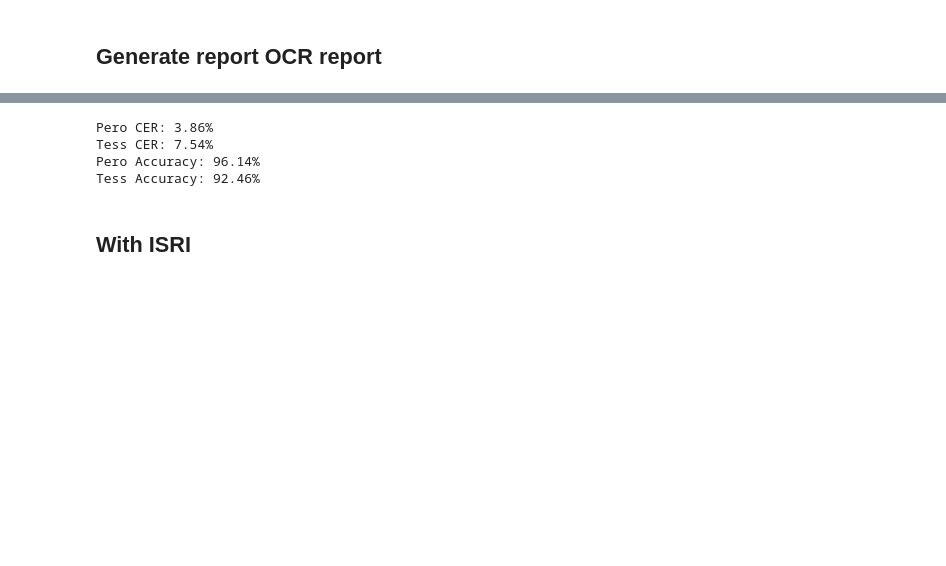
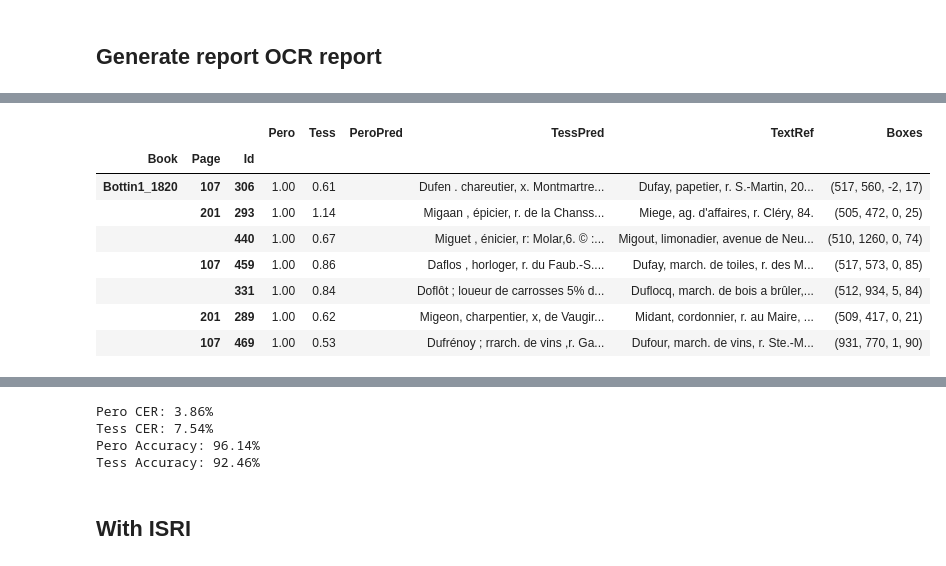
Before and after one commit to soduco/paper-ner-bench-das22, a Jupyter notebook: src/ocr/80-prepare_dataset_ocr_text_files.ipynb, the cells around one changed output, grey strips where cells are left out. Cells and saved outputs as stored; diff of their text form; code cells hidden in the pictures; blank space fills up the shorter version.

```diff
--- a/src/ocr/80-prepare_dataset_ocr_text_files.ipynb
+++ b/src/ocr/80-prepare_dataset_ocr_text_files.ipynb
@@ -87,0 +118,17 @@ sns.boxplot(data = errors)
+# %%
+byerr = errors.sort_values(by=["Pero"])
+byerr[(byerr["Pero"] >= 0.9) | (byerr["Tess"] >= 0.9)]
+is_valid = lambda b: b[2] > 50
+valid = errors["Boxes"].apply(is_valid)
+pd.options.display.float_format = '{:,.2f}'.format
+errors[~valid]
+# %% [output]
+|  |  |  | Pero | Tess | PeroPred | TessPred | TextRef | Boxes |
+| Book | Page | Id |  |  |  |  |  |  |
+| Bottin1_1820 | 107 | 306 | 1.00 | 0.61 |  | Dufen . chareutier, x. Montmartre... | Dufay, papetier, r. S.-Martin, 20... | (517, 560, -2, 17) |
+|  | 201 | 293 | 1.00 | 1.14 |  | Migaan , épicier, r. de la Chanss... | Miege, ag. d'affaires, r. Cléry, 84. | (505, 472, 0, 25) |
+|  |  | 440 | 1.00 | 0.67 |  | Miguet , énicier, r: Molar,6. © :... | Migout, limonadier, avenue de Neu... | (510, 1260, 0, 74) |
+|  | 107 | 459 | 1.00 | 0.86 |  | Daflos , horloger, r. du Faub.-S.... | Dufay, march. de toiles, r. des M... | (517, 573, 0, 85) |
+|  |  | 331 | 1.00 | 0.84 |  | Doflôt ; loueur de carrosses 5% d... | Duflocq, march. de bois a brûler,... | (512, 934, 5, 84) |
+|  | 201 | 289 | 1.00 | 0.62 |  | Migeon, charpentier, x, de Vaugir... | Midant, cordonnier, r. au Maire, ... | (509, 417, 0, 21) |
+|  | 107 | 469 | 1.00 | 0.53 |  | Dufrénoy ; rrarch. de vins ,r. Ga... | Dufour, march. de vins, r. Ste.-M... | (931, 770, 1, 90) |
```
Also changed, not shown: parts of 8 cells of this notebook.
